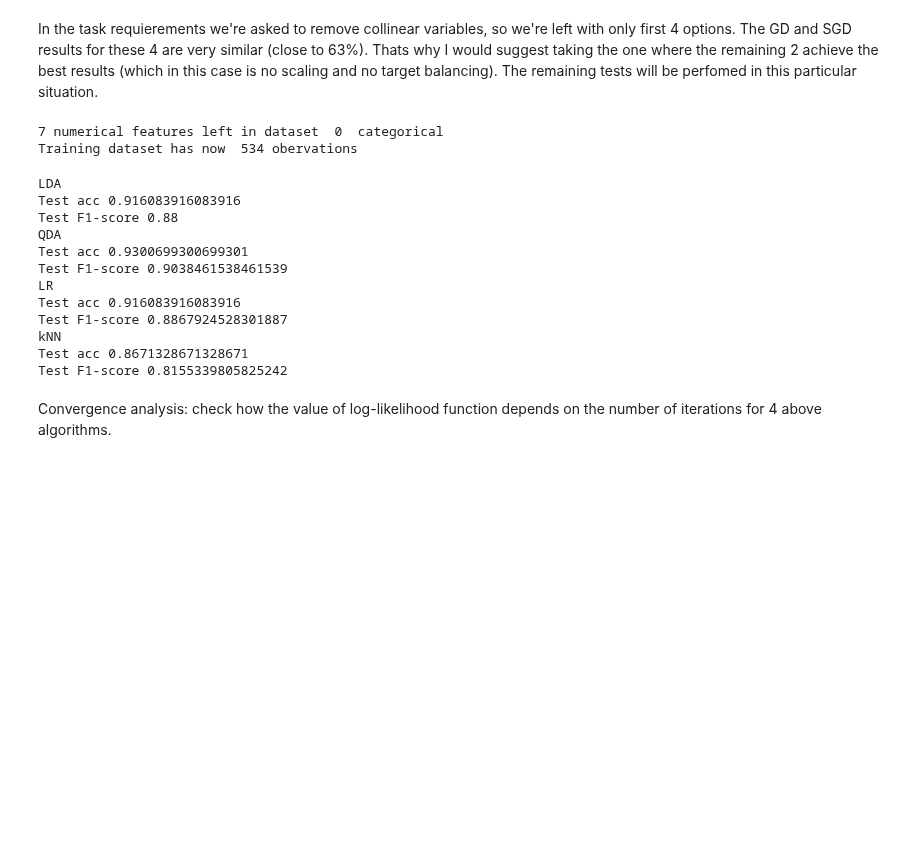
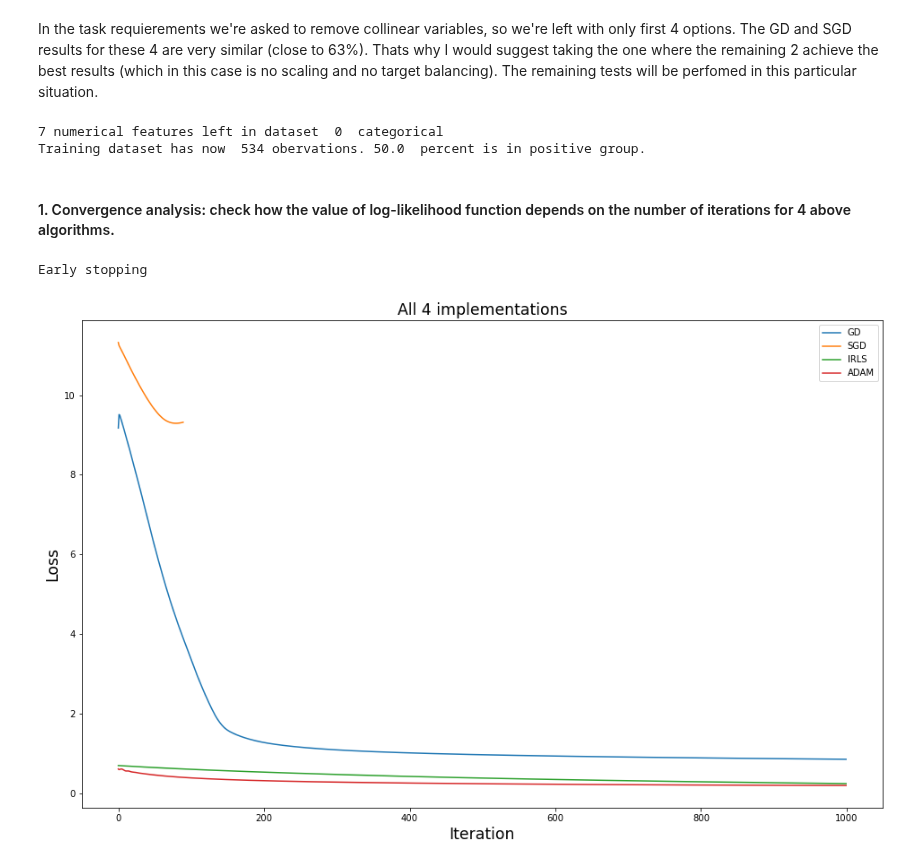
Before and after one commit to pawel99k/AML2022, a Jupyter notebook: Project1/Wdbc_experiments.ipynb, the cells around one changed output. Cells and saved outputs as stored; diff of their text form; code cells hidden in the pictures; blank space fills up the shorter version.

Commit message:
wdbc experiments, fixing bugs

```diff
--- a/Project1/Wdbc_experiments.ipynb
+++ b/Project1/Wdbc_experiments.ipynb
@@ -56,38 +45,36 @@ wdbc_train, wdbc_test, y_wdbc_train, y_wdbc_test = prep_wdbc.train_test_split(X_
 In the task requierements we're asked to remove collinear variables, so we're left with only first 4 options. The GD and SGD results for these 4 are very similar (close to 63%). Thats why I would suggest taking the one where the remaining 2 achieve the best results (which in this case is no scaling and no target balancing). The remaining tests will be perfomed in this particular situation.
 # %%
 remove_coll,balance_classes,scaling=True,True,False
-X_wdbc_train_exp,X_wdbc_test_exp,y_wdbc_train_exp=wdbc_train.copy(),wdbc_test.copy(),y_wdbc_train.copy()
-
+X_wdbc_train_exp=wdbc_train.copy()
+X_wdbc_test_exp=wdbc_test.copy()
+y_wdbc_train_exp=y_wdbc_train.copy()
 if remove_coll:
-    X_wdbc_train_exp=prep_wdbc.remove_multicollinearity_fit_transform(X_wdbc_train_exp)
+    X_wdbc_train_exp = prep_wdbc.remove_multicollinearity_fit_transform(X_wdbc_train_exp)
     X_wdbc_test_exp = prep_wdbc.remove_multicollinearity_transform(X_wdbc_test_exp)
 if balance_classes:
     X_wdbc_train_exp,y_wdbc_train_exp=prep_wdbc.class_balancing(X_wdbc_train_exp,y_wdbc_train_exp)
 if scaling:
     s = StandardScaler()
-    X_wdbc_train_exp=s.fit_transform(X_wdbc_train_exp)
-    X_wdbc_test_exp=s.transform(X_wdbc_test_exp)
+    X_wdbc_train_exp = s.fit_transform(X_wdbc_train_exp)
+    X_wdbc_test_exp = s.transform(X_wdbc_test_exp)
+#próbowałem to wrzucić do funkcji preprocess_data, ale coś wywala błąd więc na razie odpuszczam
 # %% [output]
 7 numerical features left in dataset  0  categorical
-Training dataset has now  534 obervations
+Training dataset has now  534 obervations. 50.0  percent is in positive group.
-# %%
-for m_name, m in sklearn_models.items():
-    m.fit(X_wdbc_train_exp, y_wdbc_train_exp)
-    print(m_name)
-    print('Test acc', (measures.accuracy(m.predict(X_wdbc_test_exp.to_numpy()), y_wdbc_test)))
-    print('Test F1-score', (measures.f_measure(m.predict(X_wdbc_test_exp.to_numpy()), y_wdbc_test)))
-# %% [output]
-LDA
-Test acc 0.916083916083916
-Test F1-score 0.88
-QDA
-Test acc 0.9300699300699301
-Test F1-score 0.9038461538461539
-LR
-Test acc 0.916083916083916
-Test F1-score 0.8867924528301887
-kNN
-Test acc 0.8671328671328671
-Test F1-score 0.8155339805825242
 # %% [markdown]
-Convergence analysis: check how the value of log-likelihood function depends on the number of iterations for 4 above algorithms.
+#### 1. Convergence analysis: check how the value of log-likelihood function depends on the number of iterations for 4 above algorithms.
+# %%
+plt.figure(figsize=(16, 10))
+losses={}
+for model_name, model in lr_models.items():
+    model.train(X_wdbc_train_exp.to_numpy(), y_wdbc_train_exp.to_numpy())
+    losses[model_name]=model.get_optimizer_training_losses()
+    plt.plot(range(len(losses[model_name])), losses[model_name], label=model_name)
+plt.title('All 4 implementations',fontsize='xx-large')
+plt.xlabel("Iteration",fontsize='xx-large')
+plt.ylabel("Loss",fontsize='xx-large')
+plt.legend()
+plt.show()
+# %% [output]
+Early stopping
+[figure, added]
```
Also changed, not shown: parts of 11 cells of this notebook, 4 other files.
